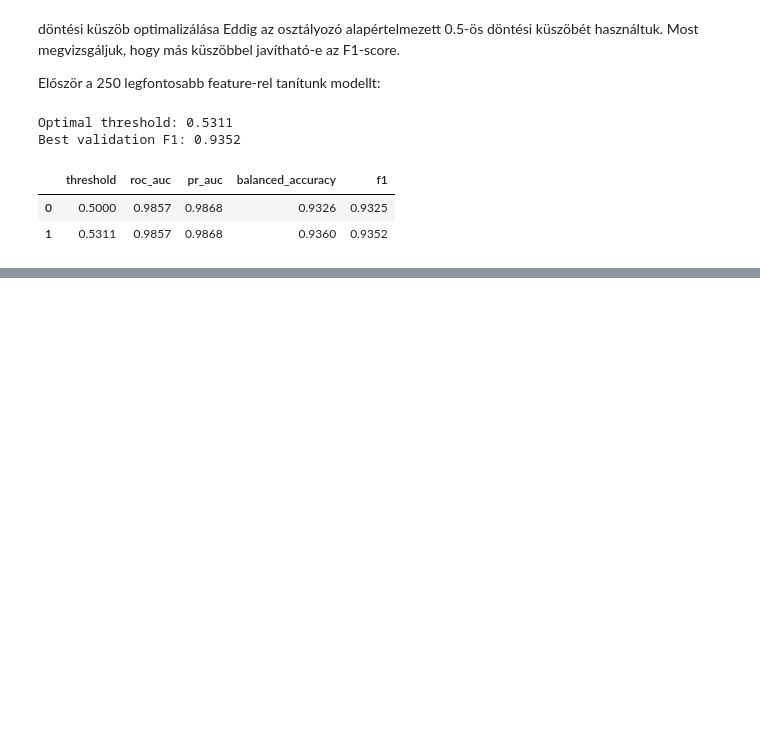
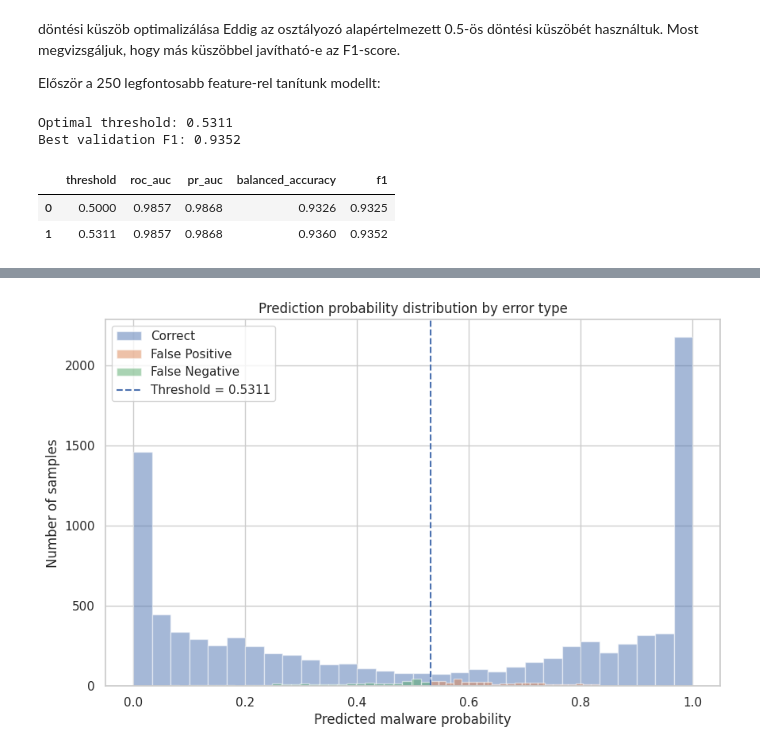
Before and after one commit to RaczNikoletta/Artificial-intelligence, a Jupyter notebook: PE_SupervisedML/beadando_emberdsv2.ipynb, the cells around one changed output, grey strips where cells are left out. Cells and saved outputs as stored; diff of their text form; code cells hidden in the pictures; blank space fills up the shorter version.

Commit message:
Add PCA and error analysis

```diff
--- a/PE_SupervisedML/beadando_emberdsv2.ipynb
+++ b/PE_SupervisedML/beadando_emberdsv2.ipynb
@@ -1652,0 +1985,31 @@ display(threshold_results_df.round(4))
+# %%
+# A helyes és hibás predikciók valószínűségei
+
+plt.figure(figsize=(10, 6))
+
+for category in ["Correct", "False Positive", "False Negative"]:
+    values = error_analysis_df.loc[
+        error_analysis_df["error_type"] == category,
+        "malware_probability"
+    ]
+
+    plt.hist(
+        values,
+        bins=30,
+        alpha=0.5,
+        label=category
+    )
+
+plt.axvline(
+    FINAL_THRESHOLD,
+    linestyle="--",
+    label=f"Threshold = {FINAL_THRESHOLD:.4f}"
+)
+
+plt.xlabel("Predicted malware probability")
+plt.ylabel("Number of samples")
+plt.title("Prediction probability distribution by error type")
+plt.legend()
+plt.show()
+# %% [output]
+[figure, added]
```
Also changed, not shown: parts of 14 cells of this notebook.
